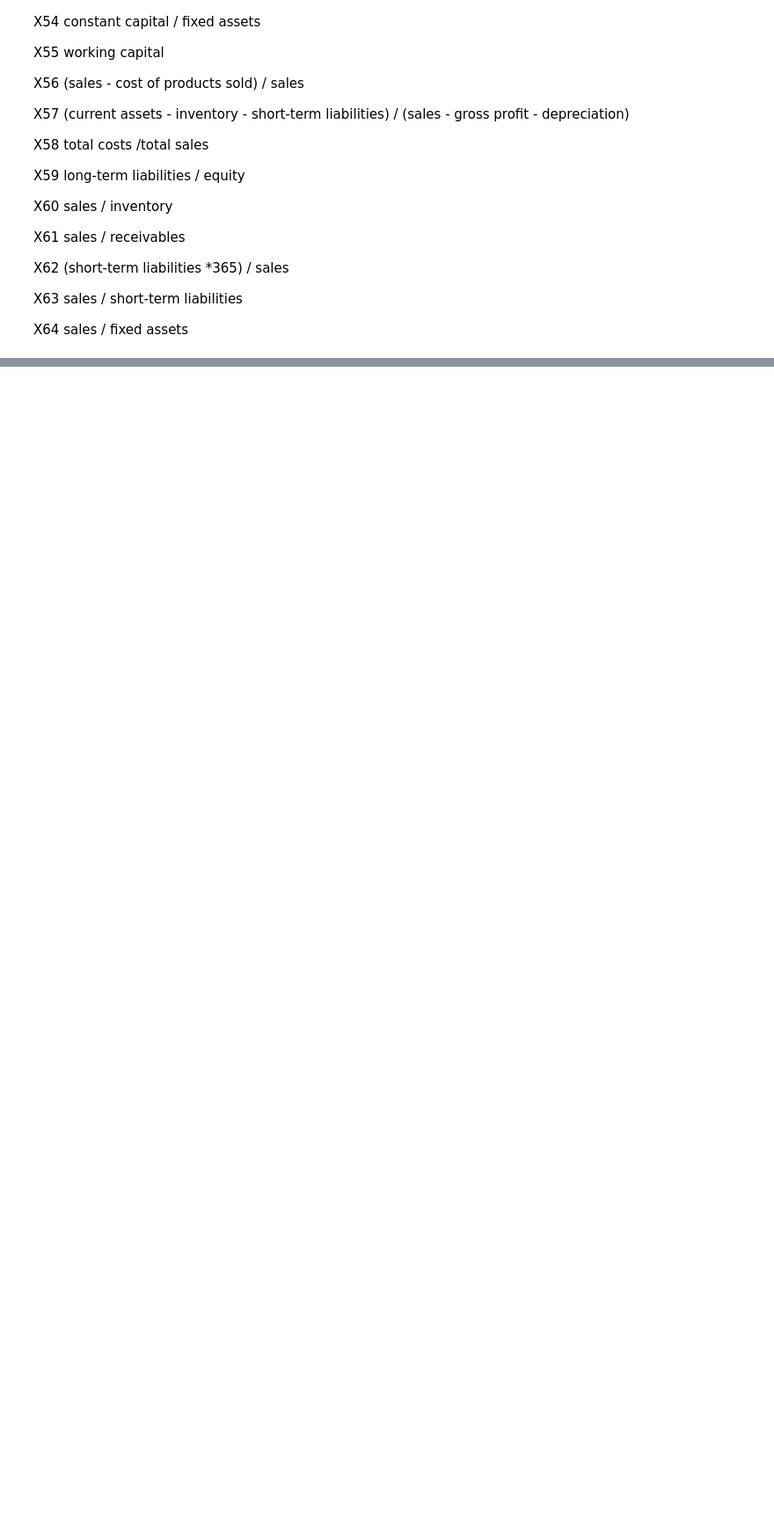
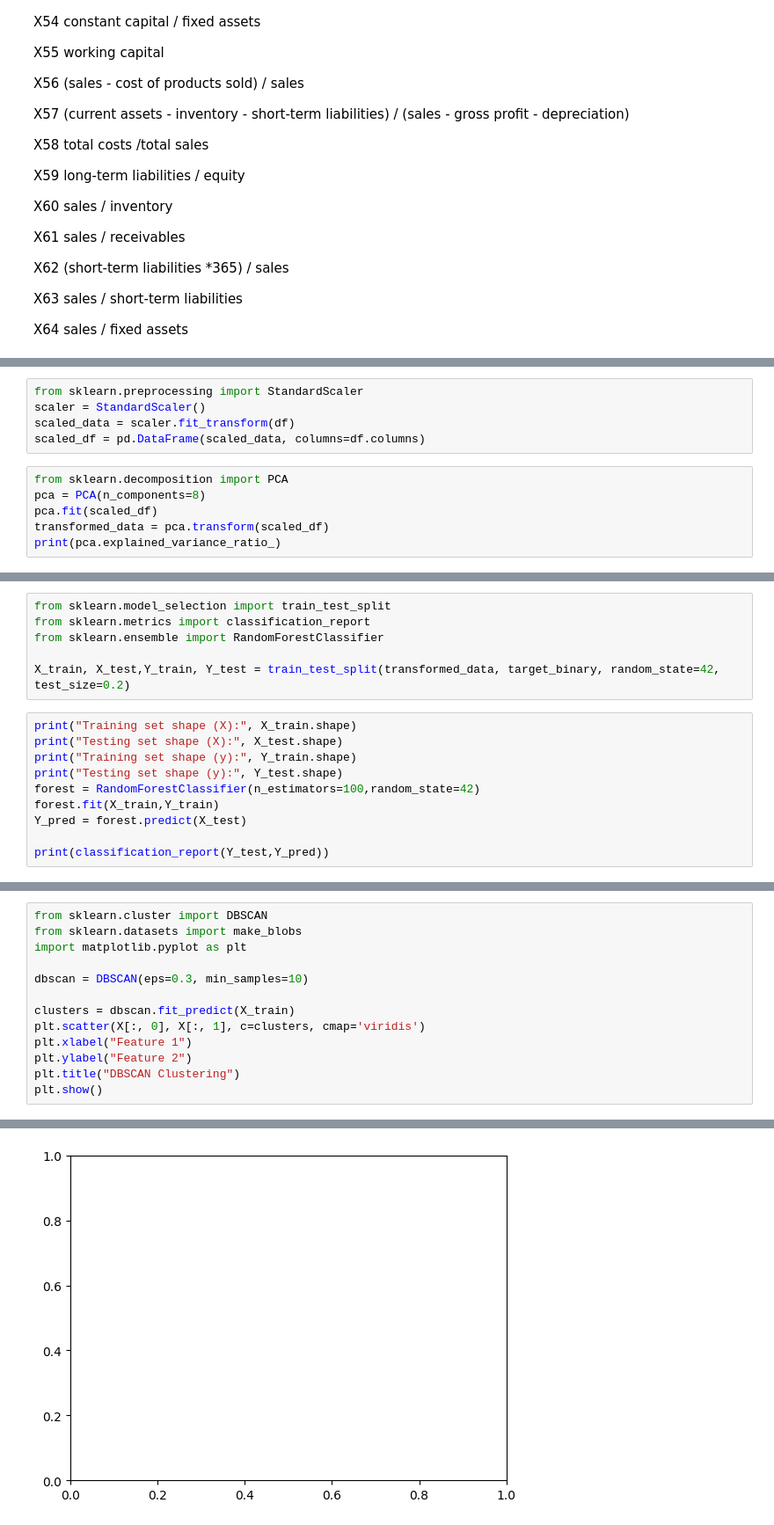
Before and after one commit to HalasTomasz/AI_PWR, a Jupyter notebook: Machine Learning/list1.ipynb, the cells around one changed output, grey strips where cells are left out. Shown at 88% size. Cells and saved outputs as stored; diff of their text form; blank space fills up the shorter version.

```diff
--- a/Machine Learning/list1.ipynb
+++ b/Machine Learning/list1.ipynb
@@ -139,0 +330,11 @@ X64	sales / fixed assets
+# %%
+from sklearn.preprocessing import StandardScaler
+scaler = StandardScaler()
+scaled_data = scaler.fit_transform(df)
+scaled_df = pd.DataFrame(scaled_data, columns=df.columns)
+# %%
+from sklearn.decomposition import PCA
+pca = PCA(n_components=8)
+pca.fit(scaled_df)
+transformed_data = pca.transform(scaled_df)
+print(pca.explained_variance_ratio_)
@@ -139,0 +344,16 @@ X64	sales / fixed assets
+# %%
+from sklearn.model_selection import train_test_split
+from sklearn.metrics import classification_report
+from sklearn.ensemble import RandomForestClassifier
+
+X_train, X_test,Y_train, Y_test = train_test_split(transformed_data, target_binary, random_state=42, test_size=0.2)
+# %%
+print("Training set shape (X):", X_train.shape)
+print("Testing set shape (X):", X_test.shape)
+print("Training set shape (y):", Y_train.shape)
+print("Testing set shape (y):", Y_test.shape)
+forest = RandomForestClassifier(n_estimators=100,random_state=42)
+forest.fit(X_train,Y_train)
+Y_pred = forest.predict(X_test)
+
+print(classification_report(Y_test,Y_pred))
@@ -139,0 +373,14 @@ X64	sales / fixed assets
+# %%
+from sklearn.cluster import DBSCAN
+from sklearn.datasets import make_blobs
+import matplotlib.pyplot as plt
+
+dbscan = DBSCAN(eps=0.3, min_samples=10)
+
+clusters = dbscan.fit_predict(X_train)
+plt.scatter(X[:, 0], X[:, 1], c=clusters, cmap='viridis')
+plt.xlabel("Feature 1")
+plt.ylabel("Feature 2")
+plt.title("DBSCAN Clustering")
+plt.show()
+# %% [output]
@@ -139,0 +388 @@ X64	sales / fixed assets
+[figure, added]
```
Also changed, not shown: parts of 23 cells of this notebook, 10 other files.
